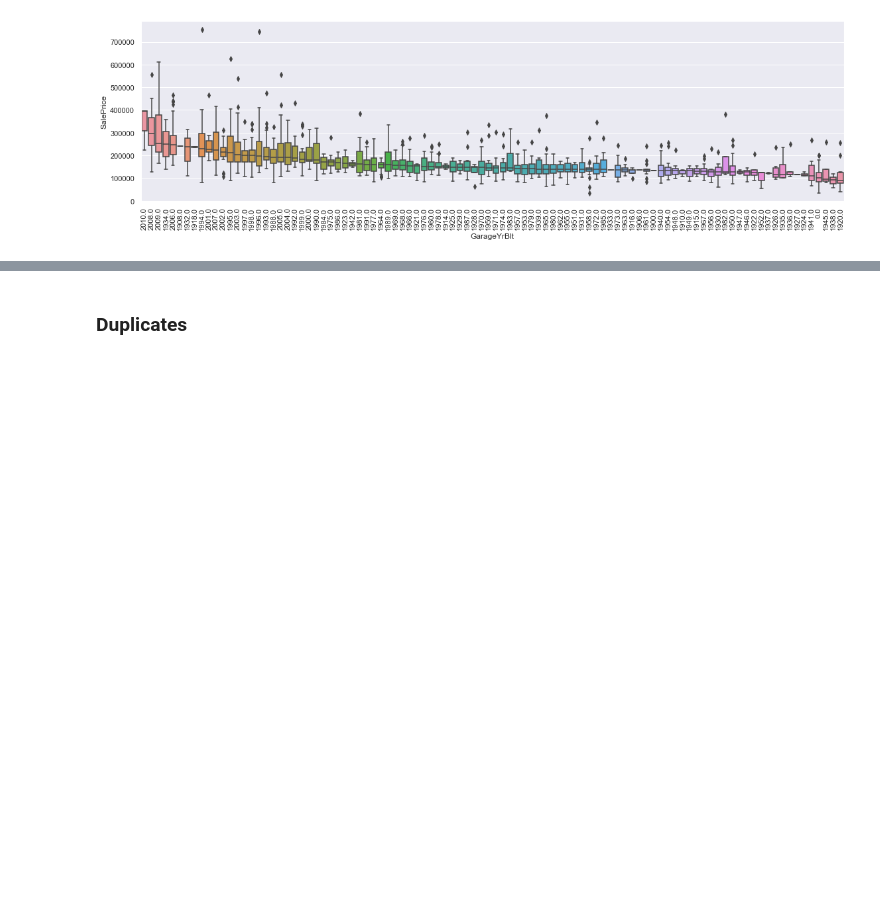
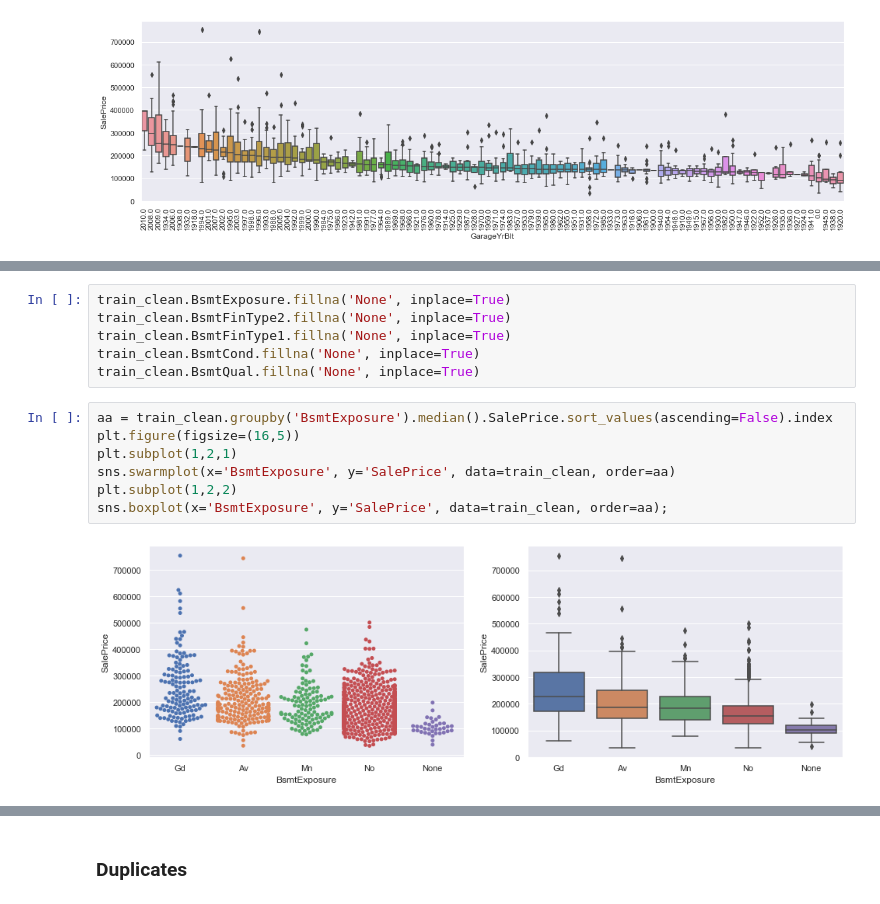
Before and after one commit to gepallas/ML_House_Prices, a Jupyter notebook: HousePricesEDA.ipynb, the cells around one changed output, grey strips where cells are left out. Cells and saved outputs as stored; diff of their text form; blank space fills up the shorter version.

```diff
--- a/HousePricesEDA.ipynb
+++ b/HousePricesEDA.ipynb
@@ -595,0 +714,15 @@ plt.xticks(rotation=90);
+# %%
+train_clean.BsmtExposure.fillna('None', inplace=True)
+train_clean.BsmtFinType2.fillna('None', inplace=True)
+train_clean.BsmtFinType1.fillna('None', inplace=True)
+train_clean.BsmtCond.fillna('None', inplace=True)
+train_clean.BsmtQual.fillna('None', inplace=True)
+# %%
+aa = train_clean.groupby('BsmtExposure').median().SalePrice.sort_values(ascending=False).index
+plt.figure(figsize=(16,5))
+plt.subplot(1,2,1)
+sns.swarmplot(x='BsmtExposure', y='SalePrice', data=train_clean, order=aa)
+plt.subplot(1,2,2)
+sns.boxplot(x='BsmtExposure', y='SalePrice', data=train_clean, order=aa);
+# %% [output]
+[figure, added]
```
Also changed, not shown: parts of 41 cells of this notebook.
